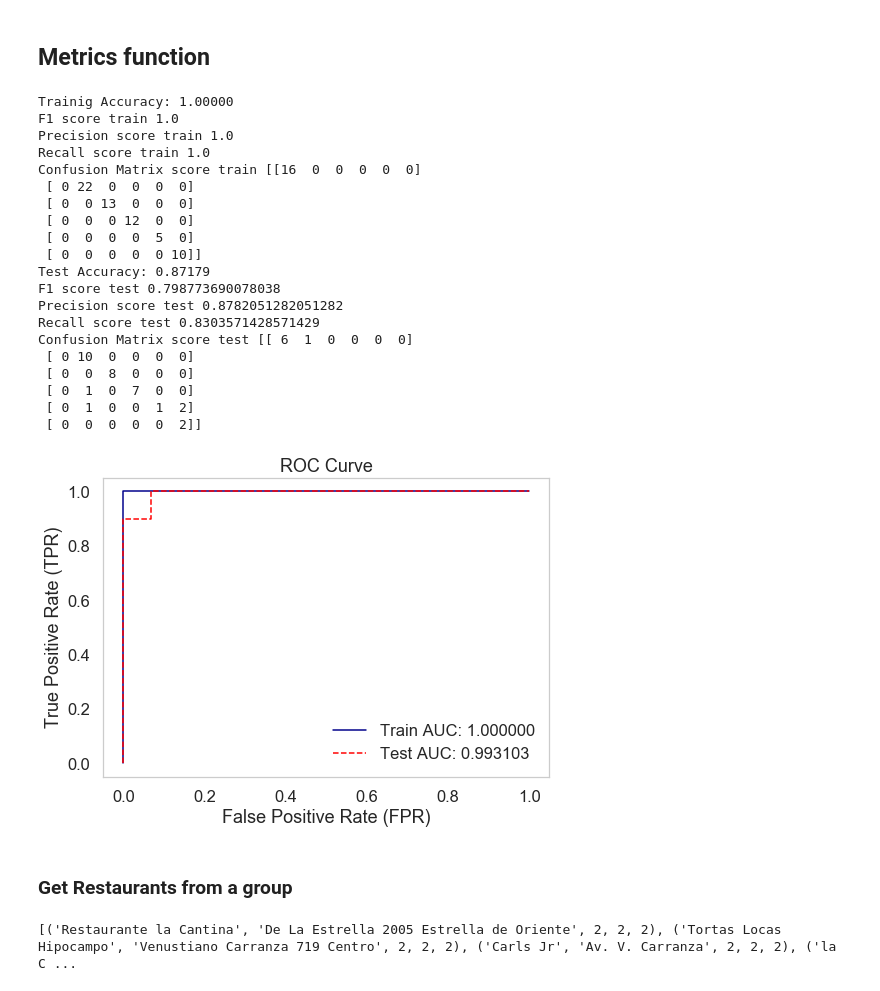
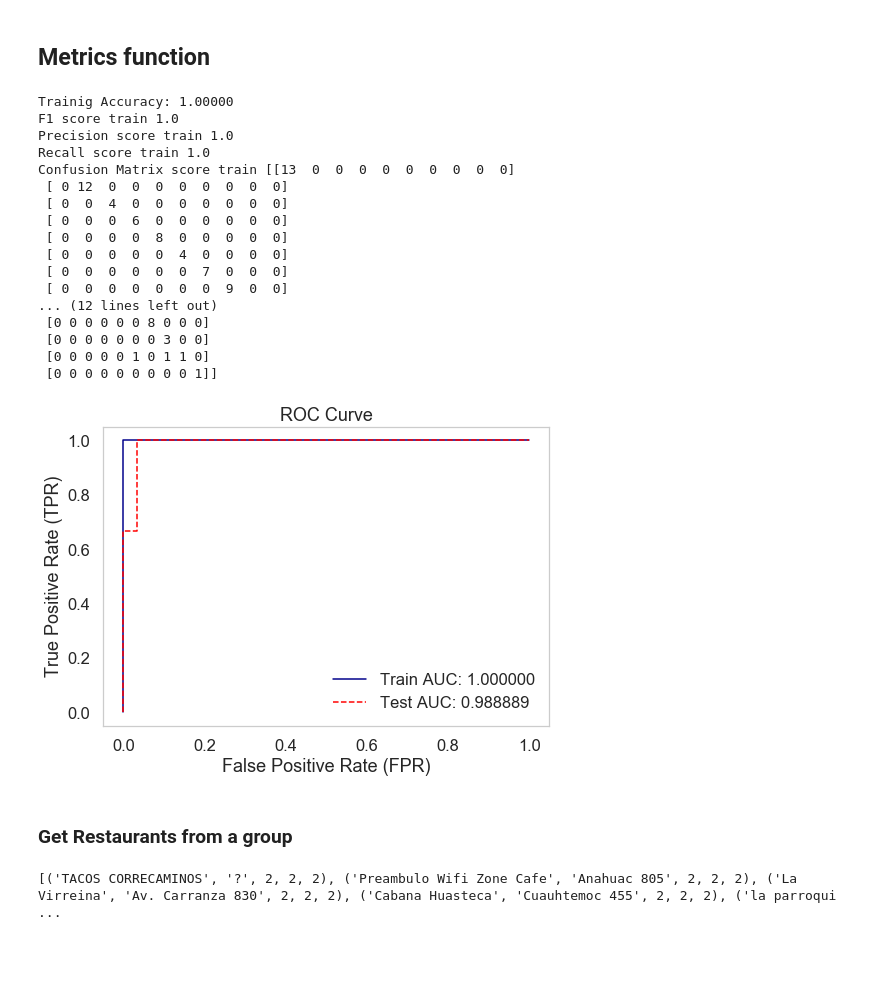
Before and after one commit to teknus/Anime-recommendation, a Jupyter notebook: model/Recomendador.ipynb, the cells around one changed output. Cells and saved outputs as stored; diff of their text form; code cells hidden in the pictures; blank space fills up the shorter version.

```diff
--- a/model/Recomendador.ipynb
+++ b/model/Recomendador.ipynb
@@ -131,7 +136,7 @@ visualizer.poof()
 # %% [markdown]
 ## Labeling goups on users
 # %%
-kmeans = KMeans(n_clusters=8, random_state=42).fit(training_data[['smoker', 'dress_preference_elegant',
+kmeans = KMeans(n_clusters=10, random_state=42).fit(training_data[['smoker', 'dress_preference_elegant',
            'dress_preference_formal', 'dress_preference_informal',
            'dress_preference_no preference', 'drink_level_abstemious',
            'drink_level_casual drinker', 'drink_level_social drinker',
@@ -199,22 +174,6 @@ ax.grid()
 # %% [markdown]
 ## Grid SearchCV on KNN
 # %%
-from sklearn.neighbors import KNeighborsClassifier
-from sklearn.model_selection import train_test_split
-
-X_train, X_test, y_train, y_test = train_test_split(
-    training_data[['smoker', 'dress_preference_elegant',
-           'dress_preference_formal', 'dress_preference_informal',
-           'dress_preference_no preference', 'drink_level_abstemious',
-           'drink_level_casual drinker', 'drink_level_social drinker',
-           'ambience_family', 'ambience_friends', 'ambience_solitary',
-           'transport_car owner', 'transport_on foot', 'transport_public',
-           'hijos_dependent', 'hijos_independent', 'hijos_kids',
-           'activity_professional', 'activity_student', 'activity_unemployed',
-           'activity_working-class', 'budget_high', 'budget_low', 'budget_medium',
-           'marital_status_married', 'marital_status_single',
-           'marital_status_widow']],     training_data['group'], test_size=0.33, random_state=42)
-
 clf = KNeighborsClassifier()
 param_grid = {
     'n_neighbors': [3,5,7,9,11,13,15,21,23,47],
@@ -222,9 +181,9 @@ param_grid = {
     'metric': ['euclidean','manhattan','minkowski'],
 }
 
-CV_clf = GridSearchCV(estimator=clf, param_grid=param_grid, cv= 5,verbose=1,n_jobs=-1)
-CV_clf.fit(X_train, y_train)
-CV_clf.best_params_
+clf = GridSearchCV(estimator=clf, param_grid=param_grid, cv= 5,verbose=1,n_jobs=-1)
+clf.fit(X_train, y_train)
+clf.best_params_
 # %% [output]
 Fitting 5 folds for each of 60 candidates, totalling 300 fits
 [Parallel(n_jobs=-1)]: Using backend LokyBackend with 4 concurrent workers.
@@ -273,20 +232,8 @@ def show_curve(clf,X_train, y_train, X_test, y_test):
     plt.legend(loc='lower right')
 # %%
 from sklearn.externals import joblib
+from sklearn.neighbors import KNeighborsClassifier
 
-clf = KNeighborsClassifier(metric = 'euclidean', n_neighbors= 11, weights= 'distance')
-clf = clf.fit(X_train[['smoker', 'dress_preference_elegant',
-           'dress_preference_formal', 'dress_preference_informal',
-           'dress_preference_no preference', 'drink_level_abstemious',
-           'drink_level_casual drinker', 'drink_level_social drinker',
-           'ambience_family', 'ambience_friends', 'ambience_solitary',
-           'transport_car owner', 'transport_on foot', 'transport_public',
-           'hijos_dependent', 'hijos_independent', 'hijos_kids',
-           'activity_professional', 'activity_student', 'activity_unemployed',
-           'activity_working-class', 'budget_high', 'budget_low', 'budget_medium',
-           'marital_status_married', 'marital_status_single',
-           'marital_status_widow']], y_train)
-joblib.dump(clf, "GropClassificator.pkl")
 y_pred_train = clf.predict(X_train[['smoker', 'dress_preference_elegant',
            'dress_preference_formal', 'dress_preference_informal',
            'dress_preference_no preference', 'drink_level_abstemious',
@@ -310,50 +257,47 @@ y_pred_test = clf.predict(X_test[['smoker', 'dress_preference_elegant',
            'marital_status_married', 'marital_status_single',
            'marital_status_widow']])
 show_metrics_train(y_train, y_pred_train)
 show_metrics_test(y_test, y_pred_test)
 show_curve(clf,X_train[['smoker', 'dress_preference_elegant',
            'dress_preference_formal', 'dress_preference_informal',
            'dress_preference_no preference', 'drink_level_abstemious',
            'drink_level_casual drinker', 'drink_level_social drinker',
            'ambience_family', 'ambience_friends', 'ambience_solitary',
            'transport_car owner', 'transport_on foot', 'transport_public',
            'hijos_dependent', 'hijos_independent', 'hijos_kids',
            'activity_professional', 'activity_student', 'activity_unemployed',
            'activity_working-class', 'budget_high', 'budget_low', 'budget_medium',
            'marital_status_married', 'marital_status_single',
            'marital_status_widow']], y_train, X_test[['smoker', 'dress_preference_elegant',
            'dress_preference_formal', 'dress_preference_informal',
            'dress_preference_no preference', 'drink_level_abstemious',
            'drink_level_casual drinker', 'drink_level_social drinker',
            'ambience_family', 'ambience_friends', 'ambience_solitary',
            'transport_car owner', 'transport_on foot', 'transport_public',
            'hijos_dependent', 'hijos_independent', 'hijos_kids',
            'activity_professional', 'activity_student', 'activity_unemployed',
            'activity_working-class', 'budget_high', 'budget_low', 'budget_medium',
            'marital_status_married', 'marital_status_single',
            'marital_status_widow']], y_test)
 # %% [output]
 Trainig Accuracy: 1.00000
 F1 score train 1.0
 Precision score train 1.0
 Recall score train 1.0
-Confusion Matrix score train [[16  0  0  0  0  0]
- [ 0 22  0  0  0  0]
- [ 0  0 13  0  0  0]
- [ 0  0  0 12  0  0]
- [ 0  0  0  0  5  0]
- [ 0  0  0  0  0 10]]
-Test Accuracy: 0.87179
-F1 score test 0.798773690078038
-Precision score test 0.8782051282051282
-Recall score test 0.8303571428571429
-Confusion Matrix score test [[ 6  1  0  0  0  0]
- [ 0 10  0  0  0  0]
- [ 0  0  8  0  0  0]
- [ 0  1  0  7  0  0]
- [ 0  1  0  0  1  2]
- [ 0  0  0  0  0  2]]
+Confusion Matrix score train [[13  0  0  0  0  0  0  0  0  0]
+ [ 0 12  0  0  0  0  0  0  0  0]
+ [ 0  0  4  0  0  0  0  0  0  0]
+ [ 0  0  0  6  0  0  0  0  0  0]
+ [ 0  0  0  0  8  0  0  0  0  0]
+ [ 0  0  0  0  0  4  0  0  0  0]
+ [ 0  0  0  0  0  0  7  0  0  0]
+ [ 0  0  0  0  0  0  0  9  0  0]
+... (12 lines left out)
+ [0 0 0 0 0 0 8 0 0 0]
+ [0 0 0 0 0 0 0 3 0 0]
+ [0 0 0 0 0 1 0 1 1 0]
+ [0 0 0 0 0 0 0 0 0 1]]
-[figure, old version]
+[figure, new version]
 # %% [markdown]
 ### Get Restaurants from a group
 # %%
@@ -379,4 +323,4 @@ response = list(response)
 response.sort(key=lambda i: -1 * (i[2] + i[3] + i[4]))
 print(list(response))
 # %% [output]
-[('Restaurante la Cantina', 'De La Estrella 2005 Estrella de Oriente', 2, 2, 2), ('Tortas Locas Hipocampo', 'Venustiano Carranza 719 Centro', 2, 2, 2), ('Carls Jr', 'Av. V. Carranza', 2, 2, 2), ('la C ...
+[('TACOS CORRECAMINOS', '?', 2, 2, 2), ('Preambulo Wifi Zone Cafe', 'Anahuac 805', 2, 2, 2), ('La Virreina', 'Av. Carranza 830', 2, 2, 2), ('Cabana Huasteca', 'Cuauhtemoc 455', 2, 2, 2), ('la parroqui ...
```
Also changed, not shown: parts of 7 cells of this notebook, 2 other files.
